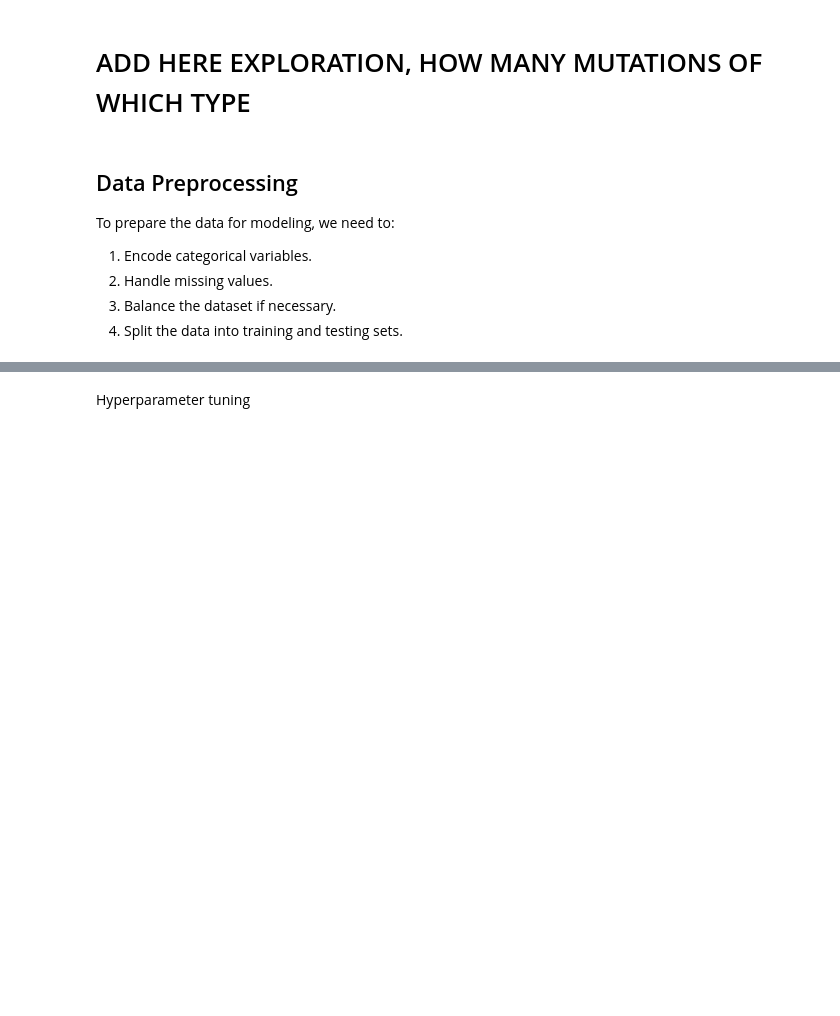
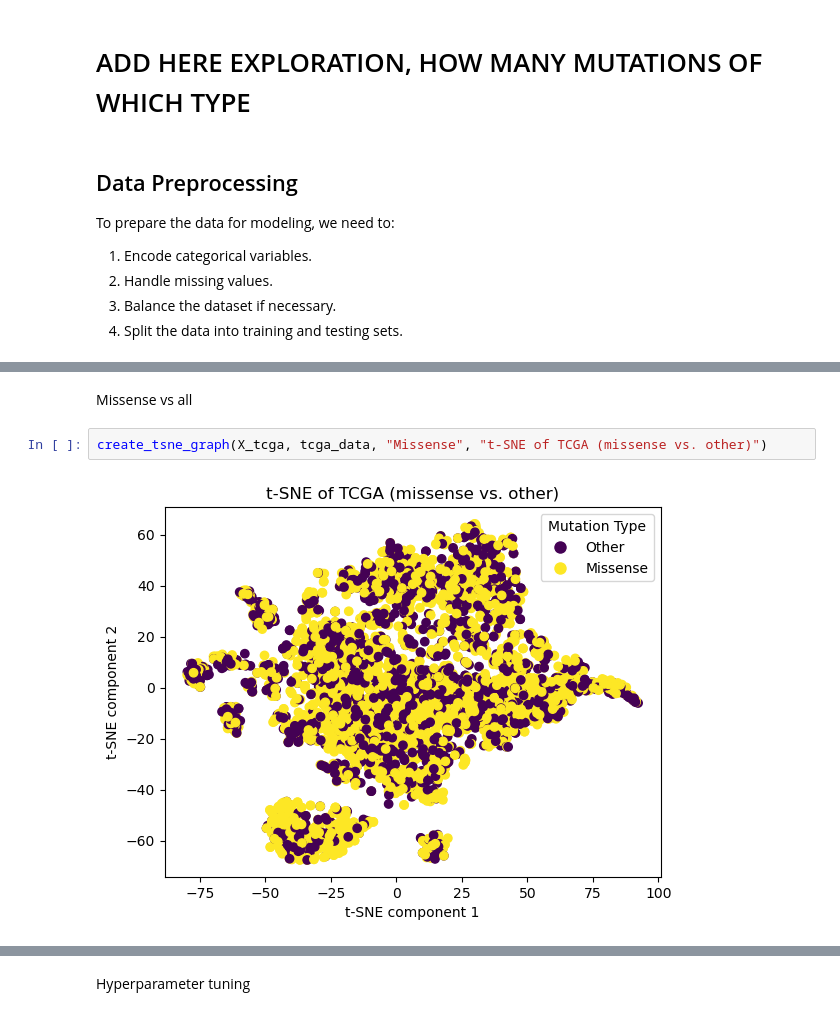
Before and after one commit to adamamer20/ml_lab, a Jupyter notebook: ML_Lab_2024.ipynb, the cells around one changed output, grey strips where cells are left out. Saved outputs shown, nothing was run; the diff lists cells and outputs as text; blank space fills up the shorter version.

```diff
--- a/ML_Lab_2024.ipynb
+++ b/ML_Lab_2024.ipynb
@@ -225,0 +310,6 @@ preprocessor_ccle = ColumnTransformer(
+# %% [markdown]
+Missense vs all
+# %%
+create_tsne_graph(X_tcga, tcga_data, "Missense", "t-SNE of TCGA (missense vs. other)")
+# %% [output]
+[figure, added]
```
Also changed, not shown: parts of 25 cells of this notebook.
